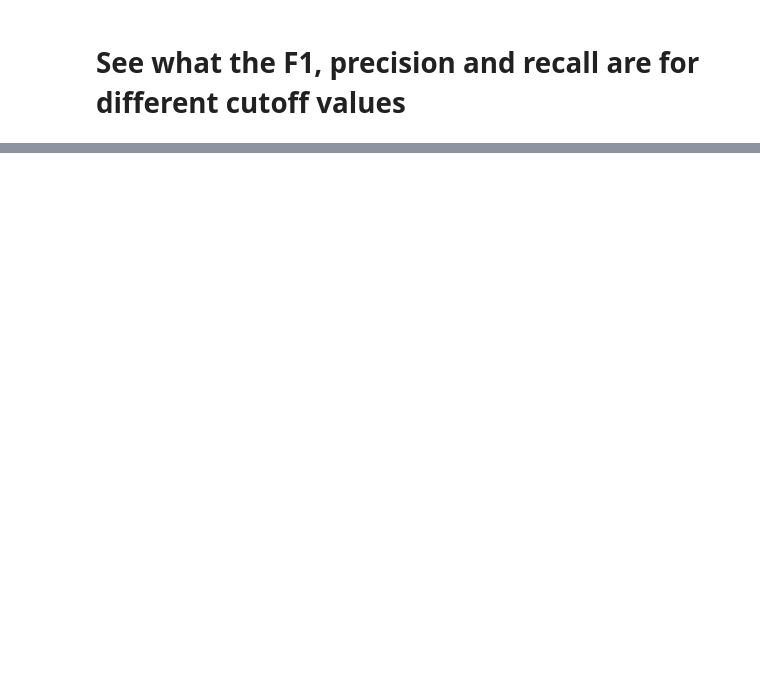
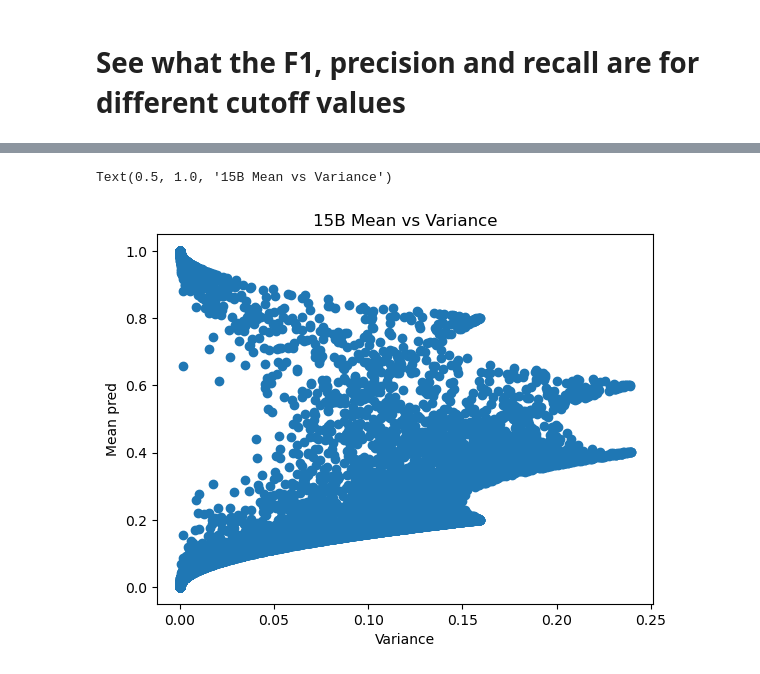
Before and after one commit to WRiegs/Squidly, a Jupyter notebook: revision/Variance_Selection_Cutoffs.ipynb, the cells around one changed output, grey strips where cells are left out. Drawn from its saved outputs; the diff is of its cells as text; code cells hidden in the pictures; blank space fills up the shorter version.

```diff
--- a/revision/Variance_Selection_Cutoffs.ipynb
+++ b/revision/Variance_Selection_Cutoffs.ipynb
@@ -92,0 +115,30 @@ squidly run /disk1/ariane/vscode/squidly/revision/data/uni3175/uni3175_unduplica
+# %%
+# Read in the "true" residues and then we can check the acc
+true_df = pd.read_csv('data/uni3175/uni3175_unduplicated.tsv', sep='\t')
+def annotate_residue_from_uniprot(df):
+    # Organise the active sites of these guys to be better
+    active_sites = []
+    active_site_residue_counts = []
+    x = 0
+    for act_site in df['Active site'].values:
+        sites = []
+        if isinstance(act_site, str):
+            act_site = act_site.replace(" ", '')
+            for act in act_site.split('ACT_SITE'):
+                try:
+                    sites.append(int(act.split(';')[0].replace(" ", '')) - 1) # Need to subtract 1 to make it fit with the fact that python is 0 encoded lol
+                except:
+                    x = 1
+        if len(sites) != 0:
+            active_sites.append('|'.join([str(s) for s in sites]))
+            active_site_residue_counts.append(len(sites))
+        else:
+            active_sites.append('None')
+            active_site_residue_counts.append(0)
+    df['Residue'] = active_sites
+    df['active_site_residue_counts'] = active_site_residue_counts
+    return df
+
+true_df = annotate_residue_from_uniprot(true_df)
+true_df.set_index('From', inplace=True)
+true_df = true_df.join(squidly_ensemble, how='left')
@@ -92,0 +147,3 @@ squidly run /disk1/ariane/vscode/squidly/revision/data/uni3175/uni3175_unduplica
+# %%
+unc_df = calculate_stats_uncertainty(true_df, 'Entry', 'Residue', 'residues', 'Sequence')
+unc_df
@@ -92,0 +164,8 @@ squidly run /disk1/ariane/vscode/squidly/revision/data/uni3175/uni3175_unduplica
+# %%
+plt.scatter(unc_df['Variance'].values, unc_df['Mean Prob'].values)
+plt.xlabel('Variance')
+plt.ylabel('Mean pred')
+plt.title('15B Mean vs Variance')
+# %% [output]
+Text(0.5, 1.0, '15B Mean vs Variance')
+[figure, added]
```
Also changed, not shown: parts of 13 cells of this notebook.
